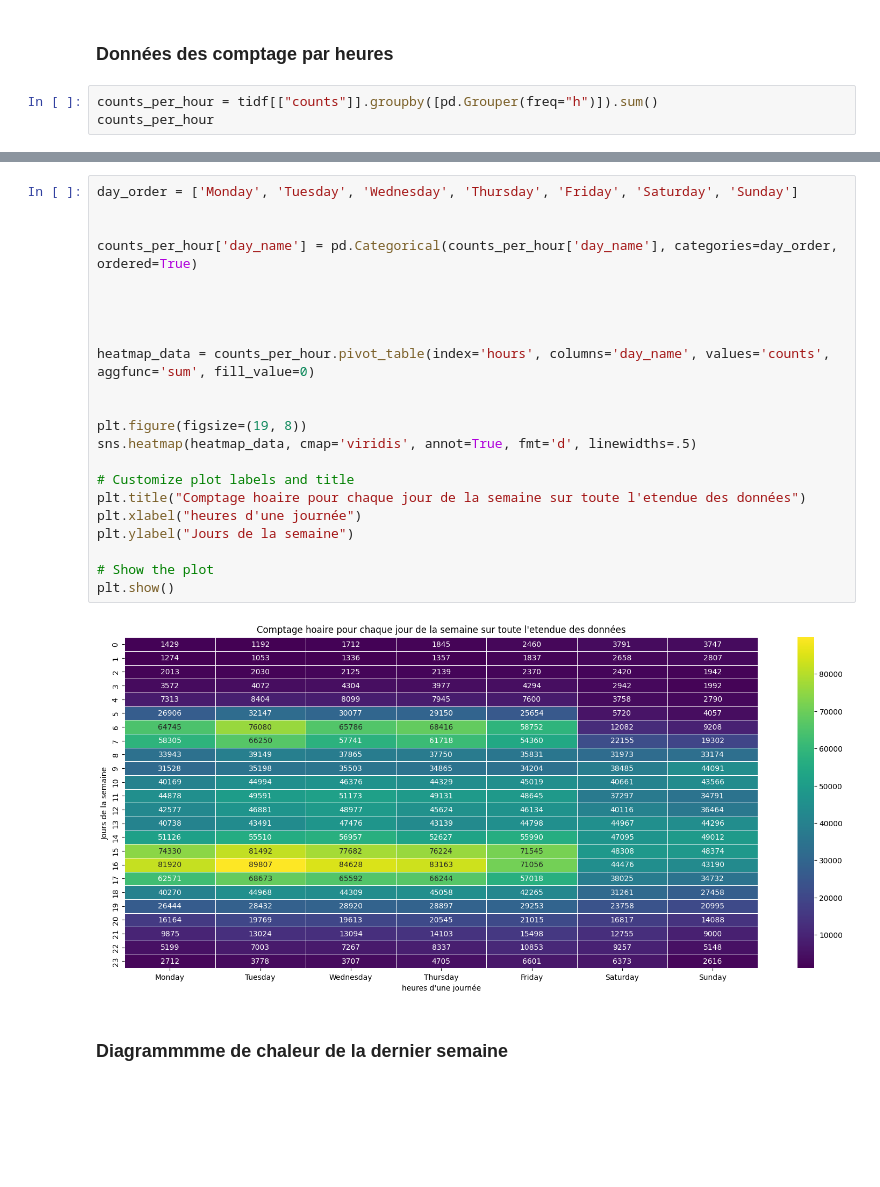
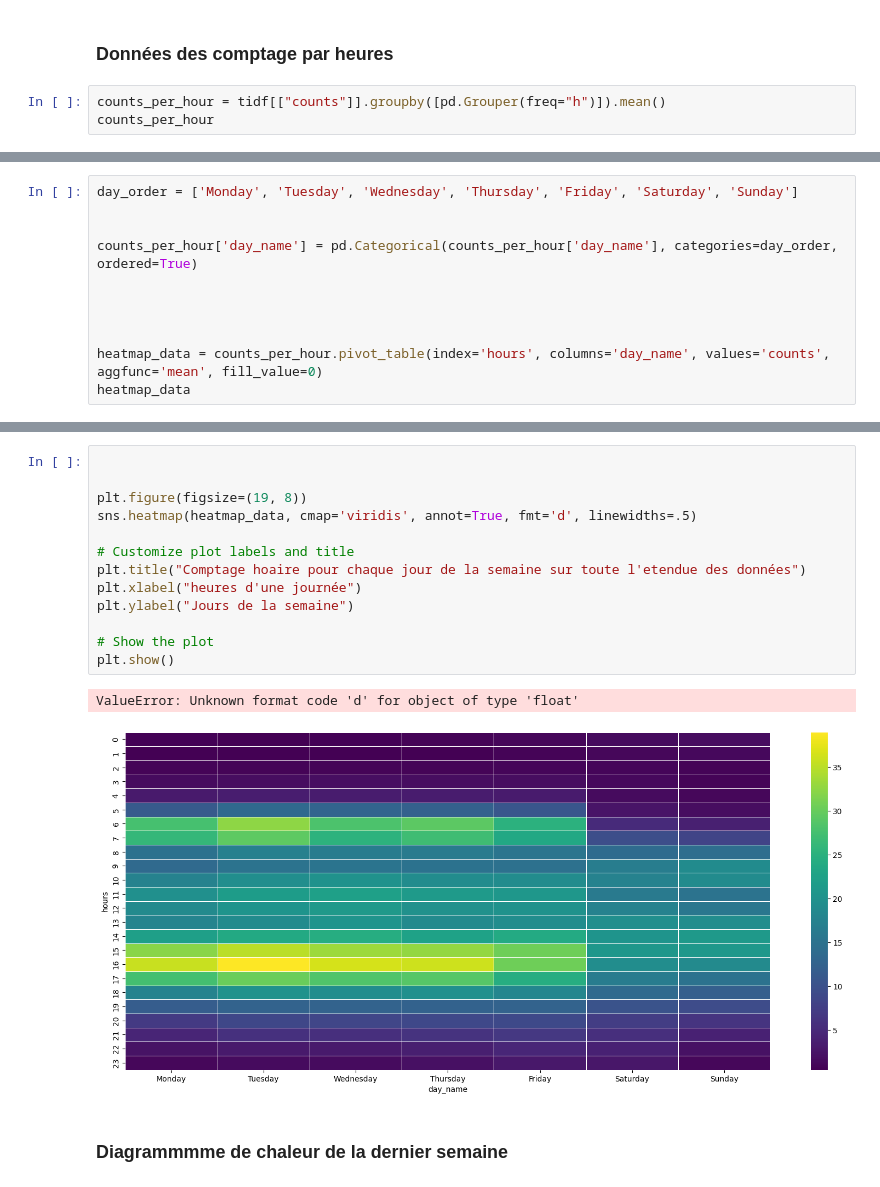
Before and after one commit to ba-talibe/OpenData-Rouen_Analysis_Project, a Jupyter notebook: visualisation.ipynb, the cells around one changed output, grey strips where cells are left out. Cells and saved outputs as stored; diff of their text form; blank space fills up the shorter version.

Commit message:
preparing chart for The dash board repo

```diff
--- a/visualisation.ipynb
+++ b/visualisation.ipynb
@@ -87,7 +82,7 @@ daily_counts_per_counter.plot(figsize=(17, 8))
 # %% [markdown]
 ### Données des comptage par heures
 # %%
-counts_per_hour = tidf[["counts"]].groupby([pd.Grouper(freq="h")]).sum()
+counts_per_hour = tidf[["counts"]].groupby([pd.Grouper(freq="h")]).mean()
 counts_per_hour
 # %% [output]
 |  | counts |
@@ -126,0 +122,11 @@ counts_per_hour
+# %%
+day_order = ['Monday', 'Tuesday', 'Wednesday', 'Thursday', 'Friday', 'Saturday', 'Sunday']
+
+
+counts_per_hour['day_name'] = pd.Categorical(counts_per_hour['day_name'], categories=day_order, ordered=True)
+
+
+
+
+heatmap_data = counts_per_hour.pivot_table(index='hours', columns='day_name', values='counts', aggfunc='mean', fill_value=0)
+heatmap_data
@@ -127,27 +169,19 @@ counts_per_hour
 # %%
-day_order = ['Monday', 'Tuesday', 'Wednesday', 'Thursday', 'Friday', 'Saturday', 'Sunday']
-
-
-counts_per_hour['day_name'] = pd.Categorical(counts_per_hour['day_name'], categories=day_order, ordered=True)
-
-
-
-
-heatmap_data = counts_per_hour.pivot_table(index='hours', columns='day_name', values='counts', aggfunc='sum', fill_value=0)
 
 
 plt.figure(figsize=(19, 8))
 sns.heatmap(heatmap_data, cmap='viridis', annot=True, fmt='d', linewidths=.5)
 
 # Customize plot labels and title
 plt.title("Comptage hoaire pour chaque jour de la semaine sur toute l'etendue des données")
 plt.xlabel("heures d'une journée")
 plt.ylabel("Jours de la semaine")
 
 # Show the plot
 plt.show()
 # %% [output]
+ValueError: Unknown format code 'd' for object of type 'float'
-[figure, old version]
+[figure, new version]
 # %% [markdown]
 ### Diagrammmme de chaleur de la dernier semaine
 # %%
```
Also changed, not shown: parts of 18 cells of this notebook, 10 other files.
